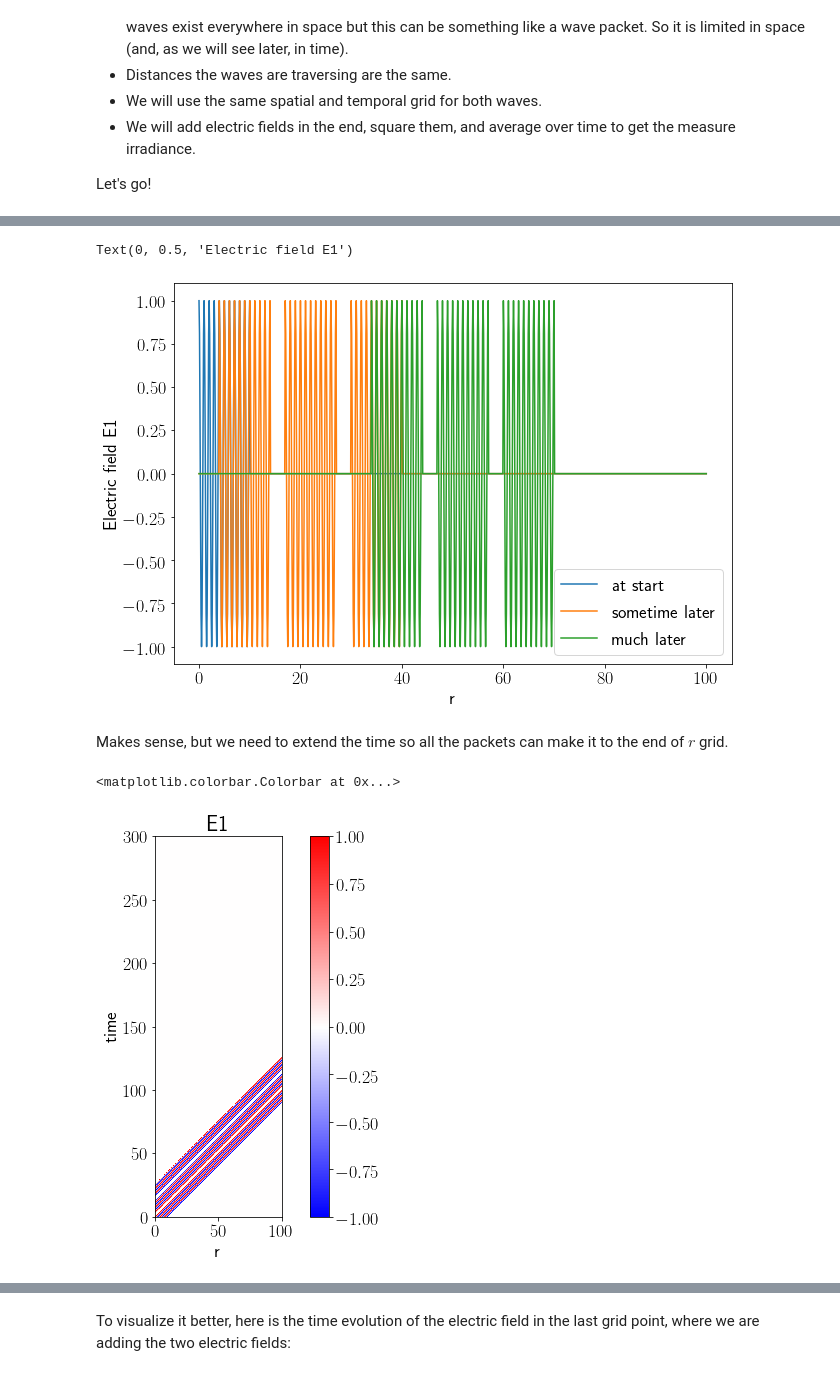
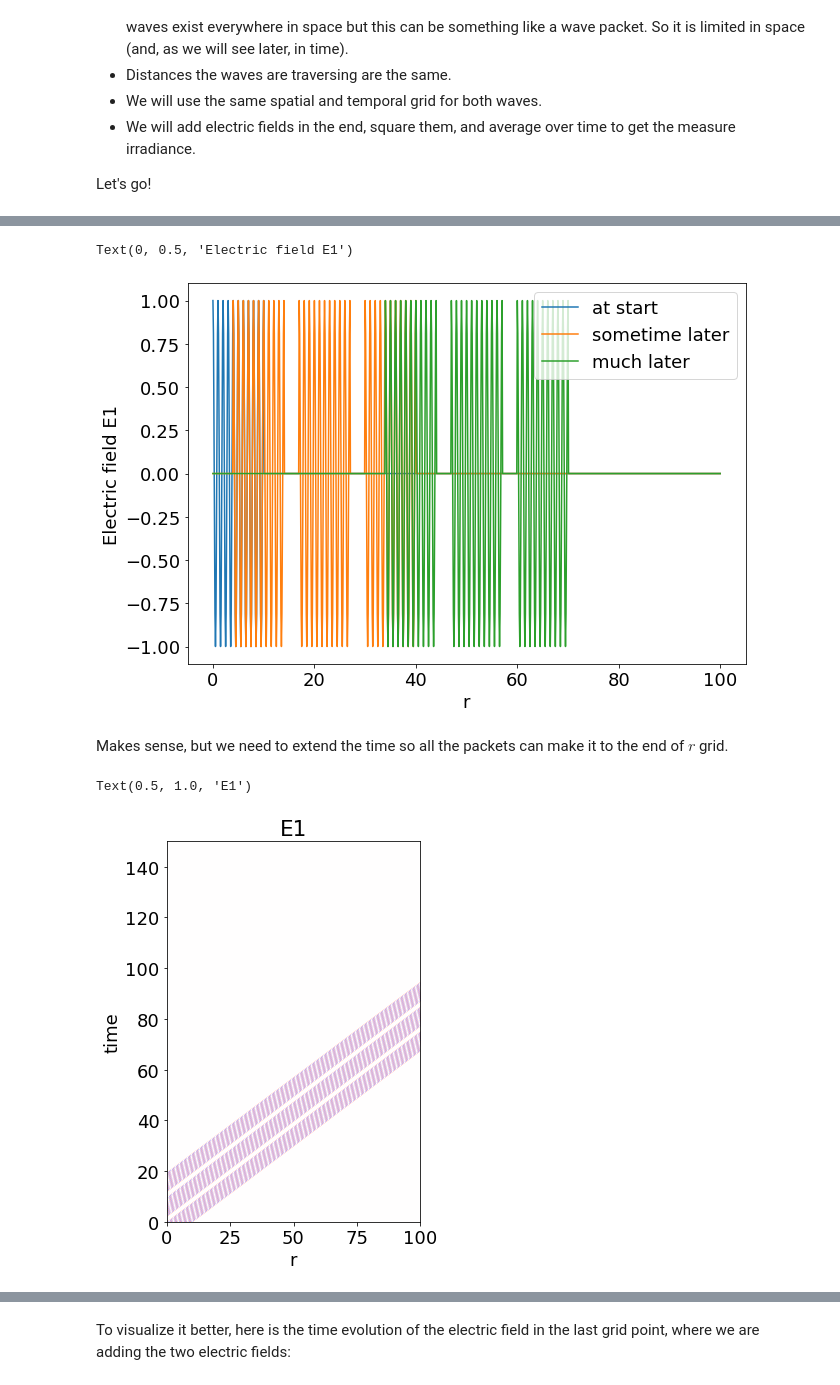
Before and after one commit to ivanzmilic/phys_4510_fall2021, a Jupyter notebook: temporal_coherence.ipynb, the cells around one changed output, grey strips where cells are left out. Saved outputs shown, nothing was run; the diff lists cells and outputs as text; code cells hidden in the pictures.

```diff
--- a/temporal_coherence.ipynb
+++ b/temporal_coherence.ipynb
@@ -36,7 +36,7 @@ Let's go!
 # These are our space and time grids. Spanning from 0 to 100 "units", in 1001 points in total (so step is 0.1)
 
 r = np.linspace(0,100,1001)
-t = np.linspace(0,100,1001)
+t = np.linspace(0,100,2001)
 
 # Wavelength and period in the above given units (don't worry about units so much)
 llambda = 1.0
@@ -80,8 +80,8 @@ Now, let's make a wavepacket. That is a wave that looks like a harmonic one but
 # %%
-# Define the function that calculaes the wave:
+# Define the function that calculates the wave:
 
-def pseudo_harmonic_wave(r,t,omega,k):
-    E = np.cos(k*r[:,None] - omega*t[None,:]) # calculate it everywhere for start:
+def pseudo_harmonic_wave(r,t,omega,k, phi_0):
+    E = np.cos(k*r[:,None] - omega*t[None,:] + phi_0) # calculate it everywhere for start:
     v = omega / k # speed of the wave
     # ahead of the wave:
     ahead = np.where((r[:,None] - v*t[None,:]) > 10.)
@@ -168,34 +225,33 @@ plt.colorbar()
 
 plt.figure(figsize=[10,7])
 plt.plot(r,E1[:,0],label='at start')
-plt.plot(r,E1[:,300],label= 'sometime later')
-plt.plot(r,E1[:,600],label= 'much later')
+plt.plot(r,E1[:,600],label= 'sometime later')
+plt.plot(r,E1[:,1200],label= 'much later')
 
 plt.legend()
 plt.xlabel("r")
 plt.ylabel("Electric field E1")
 # %% [output]
 Text(0, 0.5, 'Electric field E1')
-[figure, old version]
+[figure, new version]
 # %% [markdown]
 Makes sense, but we need to extend the time so all the packets can make it to the end of $r$ grid.
 # %%
 r = np.linspace(0,100,1001)
-t = np.linspace(0,300,3001) # Now more points for t and larger extent
+t = np.linspace(0,200,4001) # Now more points for t and larger extent
 llambda = 1.0
 T = 1.0
 k = 2.*np.pi / llambda
 omega = 2.*np.pi / T
 # %%
-E1 = pseudo_harmonic_wave(r,t,omega,k) + pseudo_harmonic_wave(r,t-13,omega,k) + pseudo_harmonic_wave(r,t-26,omega,k)
-E2 = pseudo_harmonic_wave(r,t,omega,k) + pseudo_harmonic_wave(r,t-13,omega,k) + pseudo_harmonic_wave(r,t-26,omega,k)
+E1 = pseudo_harmonic_wave(r,t,omega,k,0) + pseudo_harmonic_wave(r,t-13,omega,k,0) + pseudo_harmonic_wave(r,t-26,omega,k,0)
+E2 = pseudo_harmonic_wave(r,t,omega,k,0) + pseudo_harmonic_wave(r,t-13,omega,k,0) + pseudo_harmonic_wave(r,t-26,omega,k,0)
 plt.figure(figsize=[10,7])
-plt.imshow(E1.T,origin='Lower',extent = [r[0],r[-1],t[0],t[-1]],cmap='bwr')
+plt.imshow(E1.T,origin='lower',extent = [r[0],r[-1],0,150],cmap='bwr')
 plt.xlabel("r")
 plt.ylabel("time")
 plt.title("E1")
-plt.colorbar()
 # %% [output]
-<matplotlib.colorbar.Colorbar at 0x...>
+Text(0.5, 1.0, 'E1')
-[figure, old version]
+[figure, new version]
 # %% [markdown]
```
Also changed, not shown: parts of 45 cells of this notebook.
